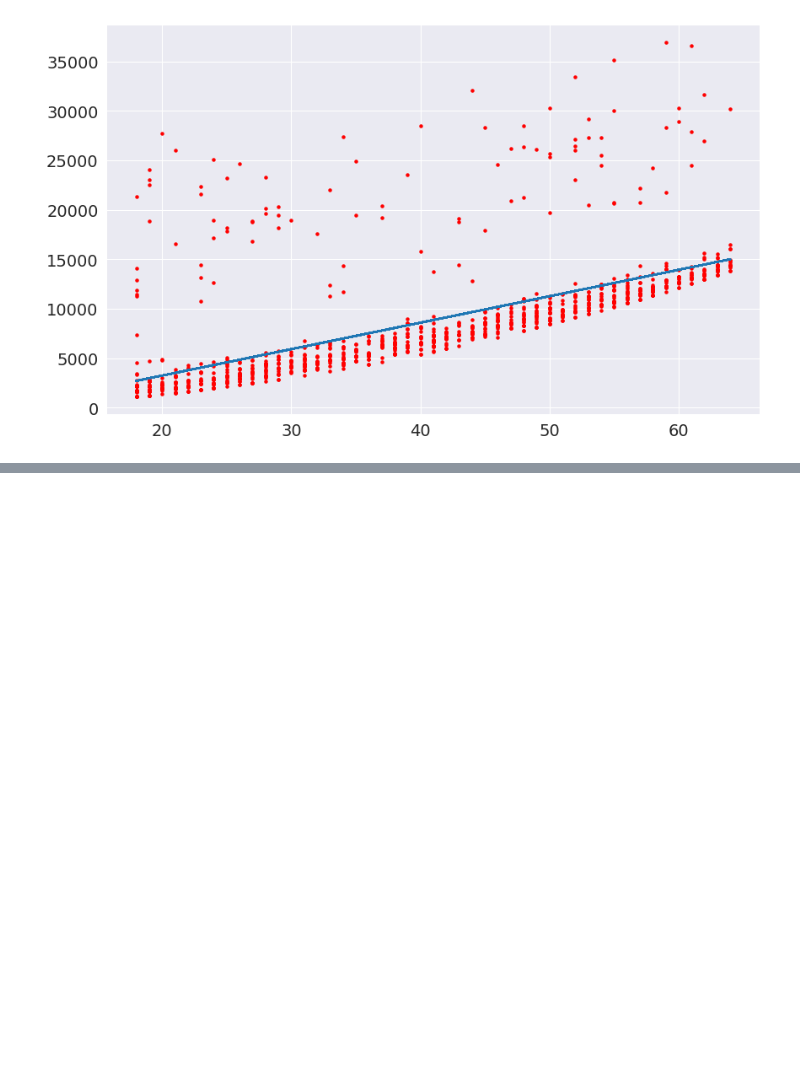
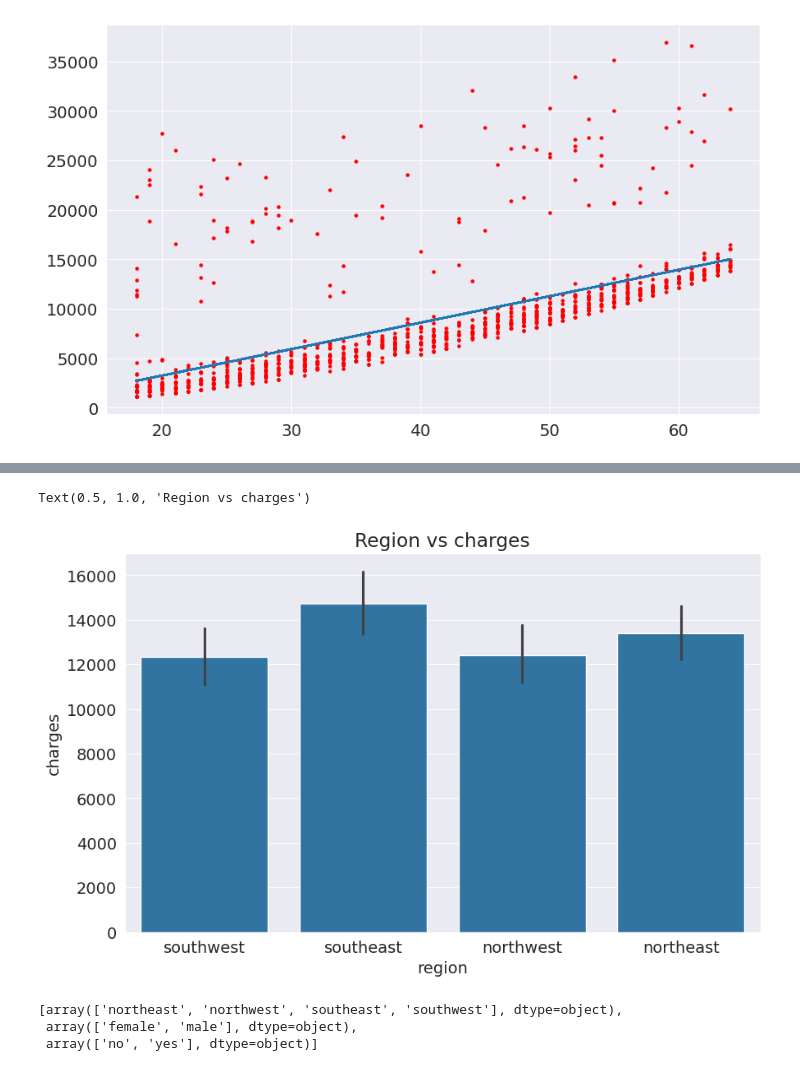
Before and after one commit to SonatonKumar/Python_project, a Jupyter notebook: prediction_of_health_insurance.ipynb, the cells around one changed output, grey strips where cells are left out. Drawn from its saved outputs; the diff is of its cells as text; code cells hidden in the pictures; blank space fills up the shorter version.

```diff
--- a/prediction_of_health_insurance.ipynb
+++ b/prediction_of_health_insurance.ipynb
@@ -183,10 +183,11 @@ fg.show()
 smoker_values = {'no': 0, 'yes': 1}
 sex_values={'male':0,'female':1}
 region_values={'northeast':0,'northwest':1,'southeast':2,'southwest':3}
-insurance_df.smoker= insurance_df.smoker.map(smoker_values)
-insurance_df.sex=insurance_df.sex.map(sex_values)
-insurance_df.region=insurance_df.region.map(region_values)
-corr_mat=insurance_df.corr()
+numeric_df=insurance_df.copy()
+numeric_df.smoker= insurance_df.smoker.map(smoker_values)
+numeric_df.sex=insurance_df.sex.map(sex_values)
+numeric_df.region=insurance_df.region.map(region_values)
+corr_mat=numeric_df.corr()
 corr_mat
 # %% [output]
 |  | age | sex | bmi | children | smoker | region | charges |
@@ -319,0 +441,15 @@ rmse=4662.505766636395
+# %%
+sns.barplot(x='region',y='charges',data=insurance_df)
+plt.title('Region vs charges')
+# %% [output]
+Text(0.5, 1.0, 'Region vs charges')
+[figure, added]
+# %%
+from sklearn import preprocessing
+enc=preprocessing.OneHotEncoder()
+enc.fit(insurance_df[['region','sex','smoker']])
+enc.categories_
+# %% [output]
+[array(['northeast', 'northwest', 'southeast', 'southwest'], dtype=object),
+ array(['female', 'male'], dtype=object),
+ array(['no', 'yes'], dtype=object)]
```
Also changed, not shown: parts of 27 cells of this notebook.
